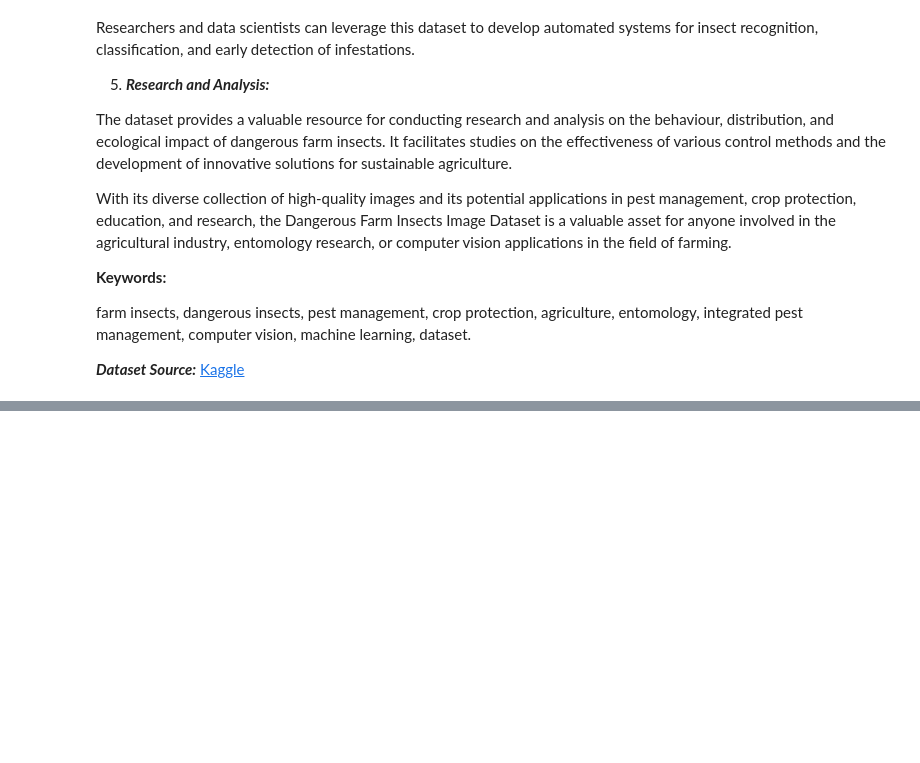
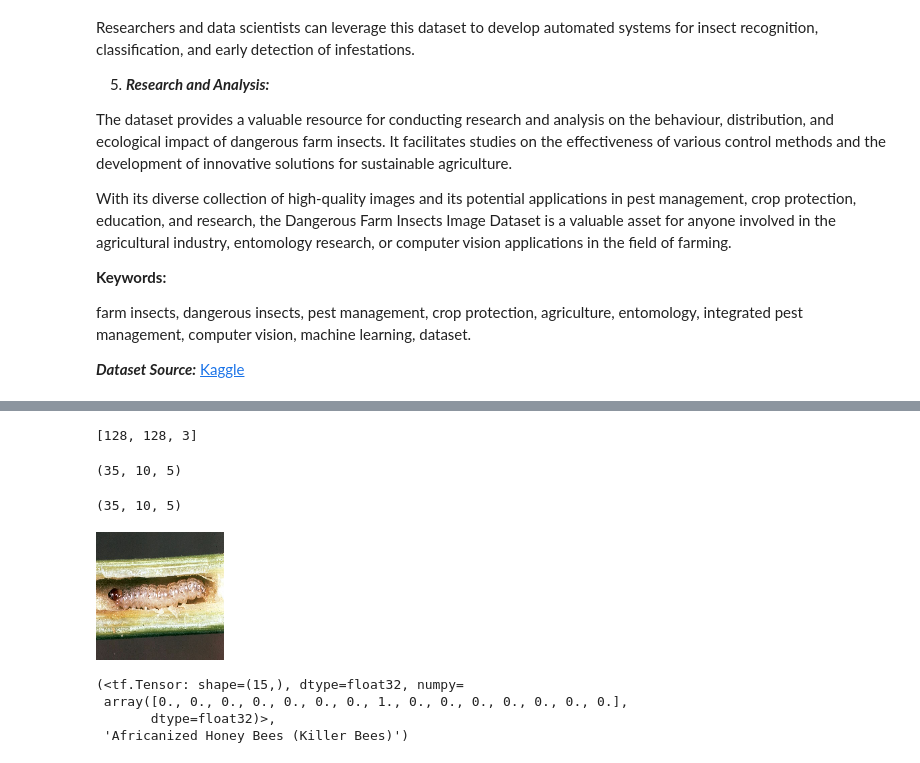
Before and after one commit to OMONa-E/Dangerous_Farm_Insects_Prediction_Using_CNNS, a Jupyter notebook: Dangerous_Farm_Insect_Prediction.ipynb, the cells around one changed output, grey strips where cells are left out. Drawn from its saved outputs; the diff is of its cells as text; code cells hidden in the pictures; blank space fills up the shorter version.

```diff
--- a/Dangerous_Farm_Insect_Prediction.ipynb
+++ b/Dangerous_Farm_Insect_Prediction.ipynb
@@ -61,5 +62,5 @@ from tensorflow.keras.utils import to_categorical
 # %%
 # save our directory path in a variable
-data_dir = '/content/drive/MyDrive/CodingDojo/05-IntermediateML/Week20/Data/covid'
+data_dir = '/content/drive/MyDrive/CodingDojo/05-IntermediateML/Week20/Data/farm_insects'
 data_dir
 # %% [output]
@@ -66,0 +68,12 @@ data_dir
+# %%
+# we load the image dataset using image_dataset_from_directory
+image_dataset = image_dataset_from_directory(
+    data_dir,
+    label_mode='categorical',
+    image_size=(128, 128),
+    batch_size=32,
+    shuffle=True,
+    seed=42
+)
+
+image_dataset
@@ -66,0 +90,5 @@ data_dir
+# %%
+# we extract our first batch and label
+first_batch, first_labels = next(iter(image_dataset)) and image_dataset.take(1).get_single_element()
+
+first_batch.shape, first_labels.shape
@@ -66,0 +141,29 @@ data_dir
+# %%
+# we define our input shape/dimension
+input_shape = [*first_batch.shape[1:]] #or [*first_batch[0].shape]
+
+input_shape
+# %% [output]
+[128, 128, 3]
+# %%
+# we split our dataset magnitude into train, validation, test set
+split_train = .7
+split_val = .2
+split_test = .1
+
+train_set = int(dataset_size * split_train)
+val_set = int(dataset_size * split_val)
+test_set = int(dataset_size * split_test)
+
+train_set, val_set, test_set
+# %% [output]
+(35, 10, 5)
+# %%
+# we determine our train, validation, test datasets using take(), skip()
+train_dataset = image_dataset.take(train_set)
+val_dataset = image_dataset.skip(train_set).take(val_set)
+test_dataset = image_dataset.skip(train_set + val_set).take(test_set)
+
+len(train_dataset), len(val_dataset), len(test_dataset)
+# %% [output]
+(35, 10, 5)
@@ -66,0 +175,15 @@ data_dir
+# %%
+# display our first batch image as an image example
+first_batch_img = first_batch[0]
+
+array_to_img(first_batch_img)
+# %% [output]
+[figure, added]
+# %%
+# display our firt label as an image example
+first_labels, image_num_to_class_dict[np.argmax(first_labels[0])]
+# %% [output]
+(<tf.Tensor: shape=(15,), dtype=float32, numpy=
+ array([0., 0., 0., 0., 0., 0., 0., 1., 0., 0., 0., 0., 0., 0., 0.],
+       dtype=float32)>,
+ 'Africanized Honey Bees (Killer Bees)')
```
Also changed, not shown: parts of 12 cells of this notebook.
